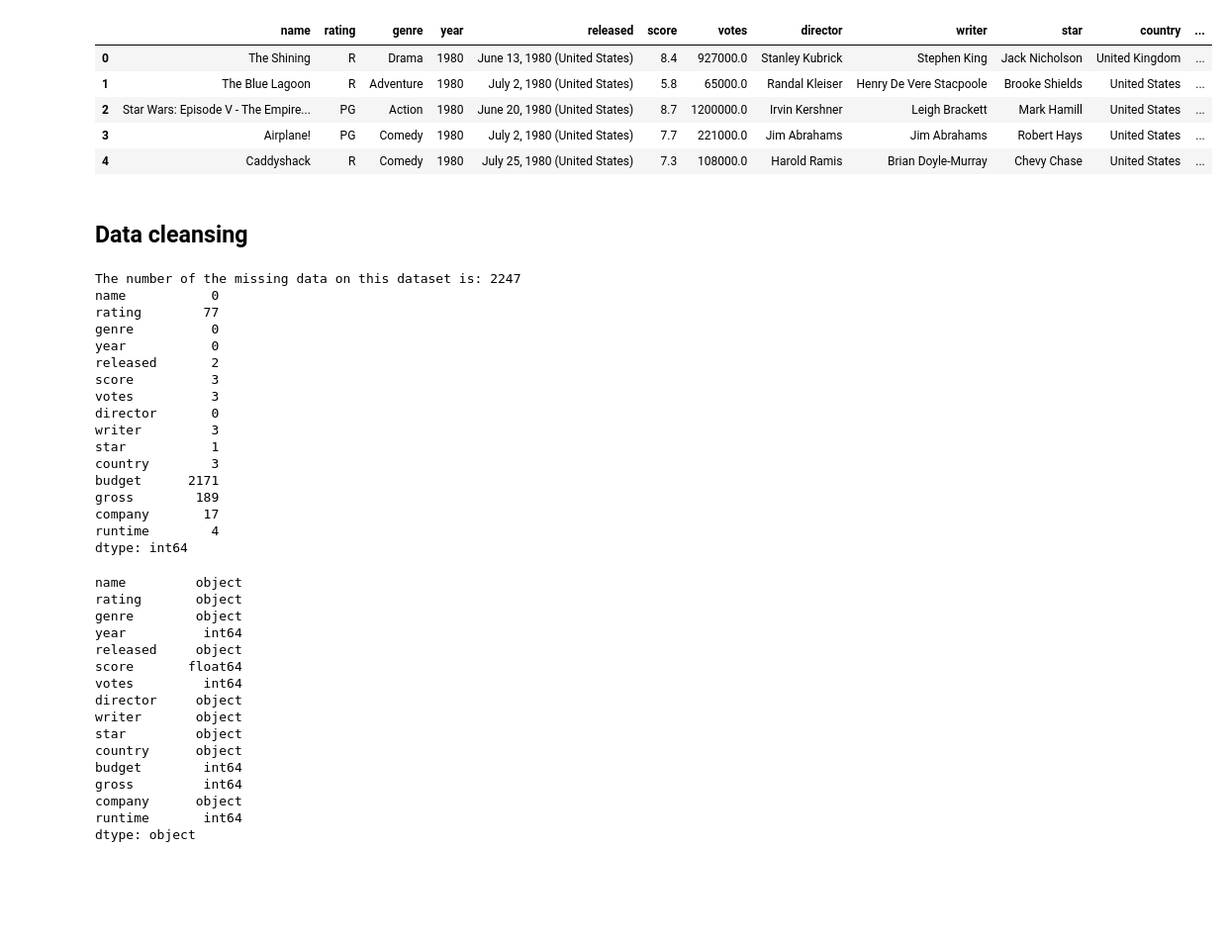
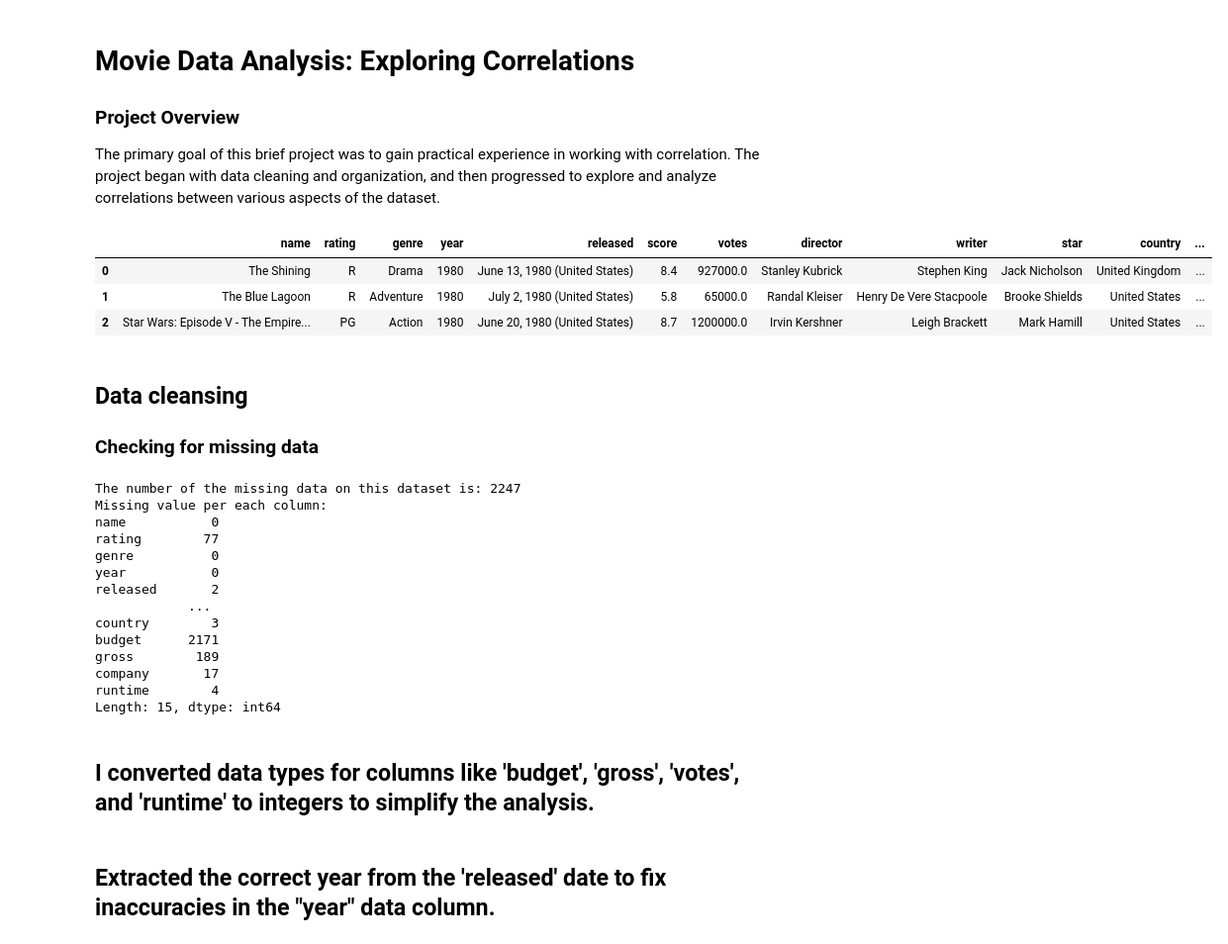
Before and after one commit to Alerdo/Data-Analysis-Daily, a Jupyter notebook: Project_2 Correlation_Python/Movies_Analysis.ipynb, the cells around one changed output. Shown at 99% size. Saved outputs shown, nothing was run; the diff lists cells and outputs as text; code cells hidden in the pictures; blank space fills up the shorter version.

Commit message:
Complete Analysis

```diff
--- a/Project_2 Correlation_Python/Movies_Analysis.ipynb
+++ b/Project_2 Correlation_Python/Movies_Analysis.ipynb
@@ -1,26 +1,35 @@
+# %% [markdown]
+# Movie Data Analysis: Exploring Correlations
+### Project Overview
+The primary goal of this brief project was to gain practical experience in working with correlation. The project began with data cleaning and organization, and then progressed to explore and analyze correlations between various aspects of the dataset.
 # %%
 import pandas as pd
 import seaborn as sns
 import numpy as np
 
 import matplotlib
-import matplotlib as plt
+import matplotlib.pyplot as plt
 from matplotlib.pyplot import figure
 from datetime import datetime
+
+
+plt.style.use('ggplot')
 %matplotlib inline
-matplotlib.rcParams['figure.figsize'] = (12,8)
+matplotlib.rcParams['figure.figsize'] = (8,6)
+
+pd.options.mode.chained_assignment = None
+pd.set_option("display.max_rows", 10) #Change the nr to None for unlimited display of records
 # %%
 df = pd.read_csv("DataSet/movies.csv")
-df.head()
+df.head(3)
 # %% [output]
 |  | name | rating | genre | year | released | score | votes | director | writer | star | country | ... |
 | 0 | The Shining | R | Drama | 1980 | June 13, 1980 (United States) | 8.4 | 927000.0 | Stanley Kubrick | Stephen King | Jack Nicholson | United Kingdom | ... |
 | 1 | The Blue Lagoon | R | Adventure | 1980 | July 2, 1980 (United States) | 5.8 | 65000.0 | Randal Kleiser | Henry De Vere Stacpoole | Brooke Shields | United States | ... |
 | 2 | Star Wars: Episode V - The Empire... | PG | Action | 1980 | June 20, 1980 (United States) | 8.7 | 1200000.0 | Irvin Kershner | Leigh Brackett | Mark Hamill | United States | ... |
-| 3 | Airplane! | PG | Comedy | 1980 | July 2, 1980 (United States) | 7.7 | 221000.0 | Jim Abrahams | Jim Abrahams | Robert Hays | United States | ... |
-| 4 | Caddyshack | R | Comedy | 1980 | July 25, 1980 (United States) | 7.3 | 108000.0 | Harold Ramis | Brian Doyle-Murray | Chevy Chase | United States | ... |
 # %% [markdown]
 ## Data cleansing
+### Checking for missing data
 # %%
 #Check for any missing data
 missing_data_nr = len(df[df.isnull().any(axis=1)])
@@ -28,6 +37,7 @@ print(f"The number of the missing data on this dataset is: {missing_data_nr}")
 
 #Checking mising values per each col
 missing_per_col = df.isnull().sum()
+print("Missing value per each column:")
 print(missing_per_col)
 
 #Percentage of records missing for each column
@@ -37,27 +47,26 @@ for col in df.columns:
 
 
 #I plan to use budget for correlation and budget has most missing values, so I will drop all records with missing values
-#2247 missing values, from them 2171 are on the budget column
+#2247 missing values, from that, 2171 are on the budget column
 
 df = df.dropna()
 # %% [output]
 The number of the missing data on this dataset is: 2247
+Missing value per each column:
 name           0
 rating        77
 genre          0
 year           0
 released       2
-score          3
-votes          3
-director       0
-writer         3
-star           1
+            ...
 country        3
 budget      2171
 gross        189
 company       17
 runtime        4
-dtype: int64
+Length: 15, dtype: int64
+# %% [markdown]
+## I converted data types for columns like 'budget', 'gross', 'votes', and 'runtime' to integers to simplify the analysis.
 # %%
 df.dtypes
 #Change unnesecary floats into int
@@ -65,23 +74,6 @@ df['budget'] = df['budget'].astype('int64')
 df['gross'] = df['gross'].astype('int64')
 df['votes'] = df['votes'].astype('int64')
 df['runtime'] = df['runtime'].astype('int64')
-
-df.dtypes
-# %% [output]
-name         object
-rating       object
-genre        object
-year          int64
-released     object
-score       float64
-votes         int64
-director     object
-writer       object
-star         object
-country      object
-budget        int64
-gross         int64
-company      object
-runtime       int64
-dtype: object
+# %% [markdown]
+## Extracted the correct year from the 'released' date to fix  inaccuracies in the "year" data column.
 # %%
```
Also changed, not shown: parts of 23 cells of this notebook.
